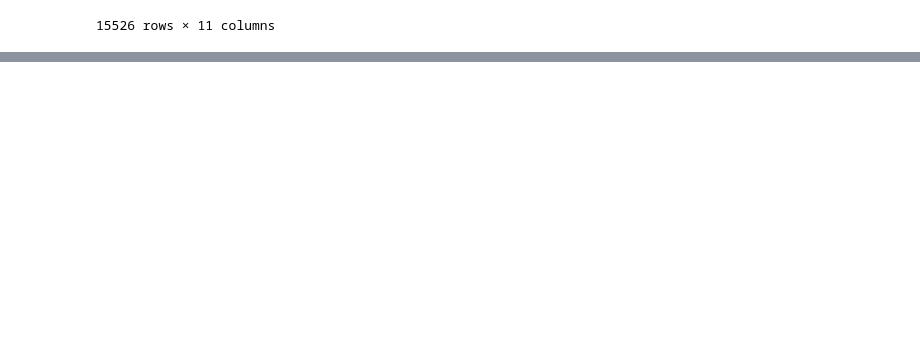
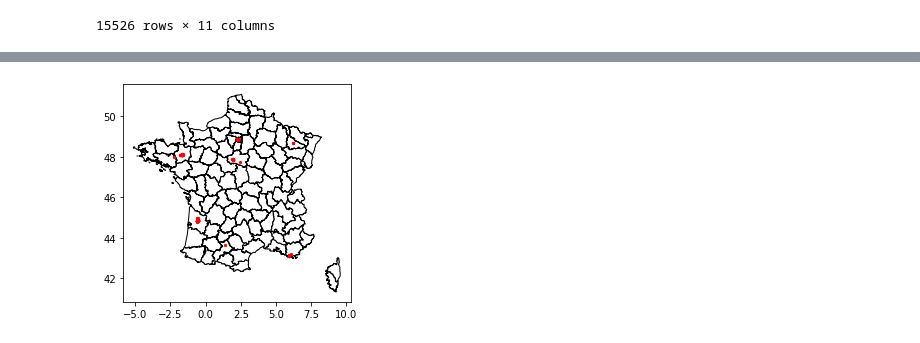
Before and after one commit to kchardon/Energy-Data-Hack, a Jupyter notebook: Data/data1.ipynb, the cells around one changed output, grey strips where cells are left out. Saved outputs shown, nothing was run; the diff lists cells and outputs as text; code cells hidden in the pictures; blank space fills up the shorter version.

```diff
--- a/Data/data1.ipynb
+++ b/Data/data1.ipynb
@@ -23,5 +23,7 @@ data
 | 15525 | Enedis | 17X100A100A0001A | 2020 | E | 831370102 | Pont de Bois | 37 CHEMIN DU PONT DE BOIS | TOULON | ... |
 15526 rows × 11 columns
 # %%
+data.loc[:,"ADRESSE_ENTIERE"] = data.iloc[:,6] + ", " +data.iloc[:,7]
+data
 # %% [output]
 |  | OPERATEUR | CODE_EIC | ANNEE | FILIERE | IRIS_CODE | IRIS_LIBELLE | ADRESSE | NOM_COMMUNE | ... |
@@ -37,0 +58,3 @@ data
+# %%
+sf = geopandas.read_file('departements.geojson')
+sf.head()
@@ -37,0 +68,6 @@ data
+# %%
+base = sf.plot(color='white', edgecolor='black')
+villes = geopandas.tools.geocode(data.iloc[:100,11])
+villes.plot(ax=base, marker='o', color='red', markersize=5)
+# %% [output]
+[figure, added]
```
Also changed, not shown: parts of 6 cells of this notebook, 1 other file.
